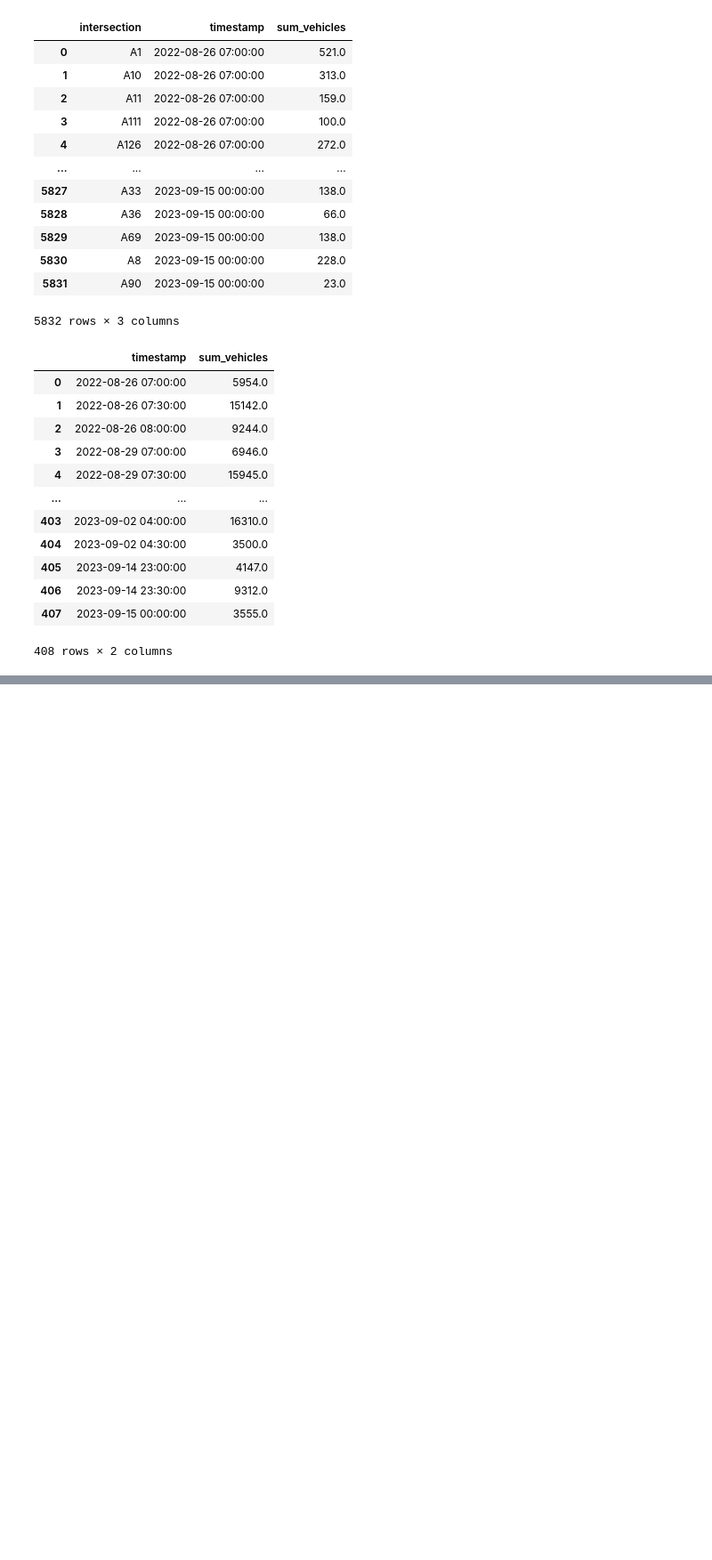
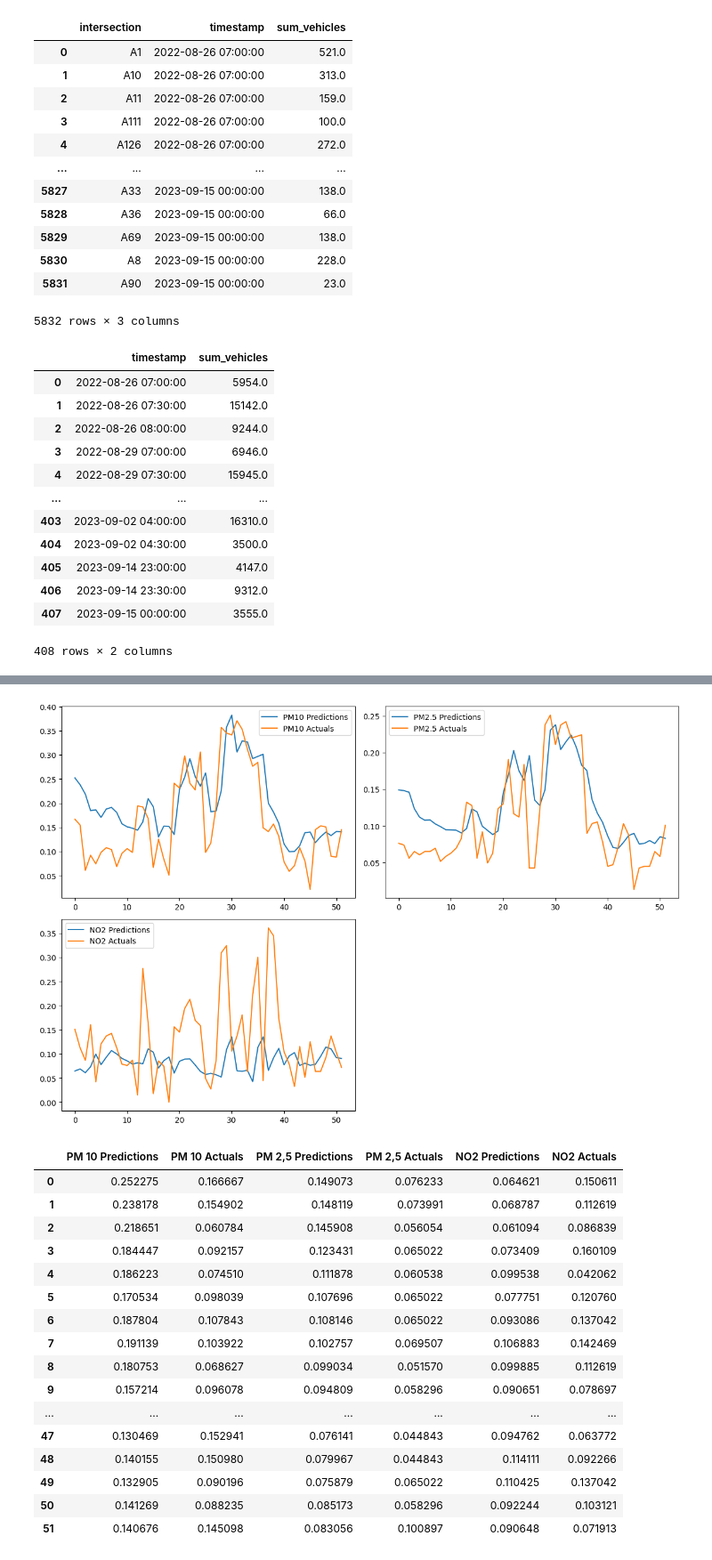
Before and after one commit to cathrinr/driving_change, a Jupyter notebook: time_series_prediction.ipynb, the cells around one changed output, grey strips where cells are left out. Shown at 89% size. Drawn from its saved outputs; the diff is of its cells as text; code cells hidden in the pictures; blank space fills up the shorter version.

```diff
--- a/time_series_prediction.ipynb
+++ b/time_series_prediction.ipynb
@@ -934,3 +998,40 @@ def plot_predictions5(model, X, y, start=0, end=100):
   plt.plot(df['Predictions'][start:end])
   plt.plot(df['Actuals'][start:end])
   return df, mse(y, predictions)
+# %%
+#prediction for multiple target values
+
+def plot_predictions2(model, X, y, start=0, end=100):
+  predictions = model.predict(X)
+  pm10_preds, pm25_preds, no2_preds = predictions[:, 0], predictions[:, 1], predictions[:, 2]
+  pm10_actuals, pm25_actuals, no2_actuals = y[:, 0], y[:, 1], y[:, 2]
+  df = pd.DataFrame(data={'PM 10 Predictions': pm10_preds,
+                          'PM 10 Actuals':pm10_actuals,
+                          'PM 2,5 Predictions': pm25_preds,
+                          'PM 2,5 Actuals': pm25_actuals,
+                          'NO2 Predictions': no2_preds,
+                          'NO2 Actuals': no2_actuals
+                          })
+  fig, axes = plt.subplots(2,2, figsize=(12, 8))
+
+  # Plot PM10 Predictions and Actuals
+  axes[0, 0].plot(df['PM 10 Predictions'][start:end], label='PM10 Predictions')
+  axes[0, 0].plot(df['PM 10 Actuals'][start:end], label='PM10 Actuals')
+  axes[0, 0].legend()
+
+  # Plot PM2.5 Predictions and Actuals
+  axes[0, 1].plot(df['PM 2,5 Predictions'][start:end], label='PM2.5 Predictions')
+  axes[0, 1].plot(df['PM 2,5 Actuals'][start:end], label='PM2.5 Actuals')
+  axes[0, 1].legend()
+
+  # Plot NO2 Predictions and Actuals
+  axes[1, 0].plot(df['NO2 Predictions'][start:end], label='NO2 Predictions')
+  axes[1, 0].plot(df['NO2 Actuals'][start:end], label='NO2 Actuals')
+  axes[1, 0].legend()
+
+  # Remove the empty subplot
+  fig.delaxes(axes[1, 1])
+
+  plt.tight_layout()
+  plt.show()
+  return df[start:end]
@@ -936,0 +1043,3 @@ def plot_predictions5(model, X, y, start=0, end=100):
+# %%
+plot_predictions2(model5, X5_test, y5_test)
+# %% [output]
@@ -936,0 +1047,18 @@ def plot_predictions5(model, X, y, start=0, end=100):
+[figure, added]
+|  | PM 10 Predictions | PM 10 Actuals | PM 2,5 Predictions | PM 2,5 Actuals | NO2 Predictions | NO2 Actuals |
+| 0 | 0.252275 | 0.166667 | 0.149073 | 0.076233 | 0.064621 | 0.150611 |
+| 1 | 0.238178 | 0.154902 | 0.148119 | 0.073991 | 0.068787 | 0.112619 |
+| 2 | 0.218651 | 0.060784 | 0.145908 | 0.056054 | 0.061094 | 0.086839 |
+| 3 | 0.184447 | 0.092157 | 0.123431 | 0.065022 | 0.073409 | 0.160109 |
+| 4 | 0.186223 | 0.074510 | 0.111878 | 0.060538 | 0.099538 | 0.042062 |
+| 5 | 0.170534 | 0.098039 | 0.107696 | 0.065022 | 0.077751 | 0.120760 |
+| 6 | 0.187804 | 0.107843 | 0.108146 | 0.065022 | 0.093086 | 0.137042 |
+| 7 | 0.191139 | 0.103922 | 0.102757 | 0.069507 | 0.106883 | 0.142469 |
+| 8 | 0.180753 | 0.068627 | 0.099034 | 0.051570 | 0.099885 | 0.112619 |
+| 9 | 0.157214 | 0.096078 | 0.094809 | 0.058296 | 0.090651 | 0.078697 |
+| ... | ... | ... | ... | ... | ... | ... |
+| 47 | 0.130469 | 0.152941 | 0.076141 | 0.044843 | 0.094762 | 0.063772 |
+| 48 | 0.140155 | 0.150980 | 0.079967 | 0.044843 | 0.114111 | 0.092266 |
+| 49 | 0.132905 | 0.090196 | 0.075879 | 0.065022 | 0.110425 | 0.137042 |
+| 50 | 0.141269 | 0.088235 | 0.085173 | 0.058296 | 0.092244 | 0.103121 |
+| 51 | 0.140676 | 0.145098 | 0.083056 | 0.100897 | 0.090648 | 0.071913 |
```
Also changed, not shown: parts of 26 cells of this notebook, 1 other file.
